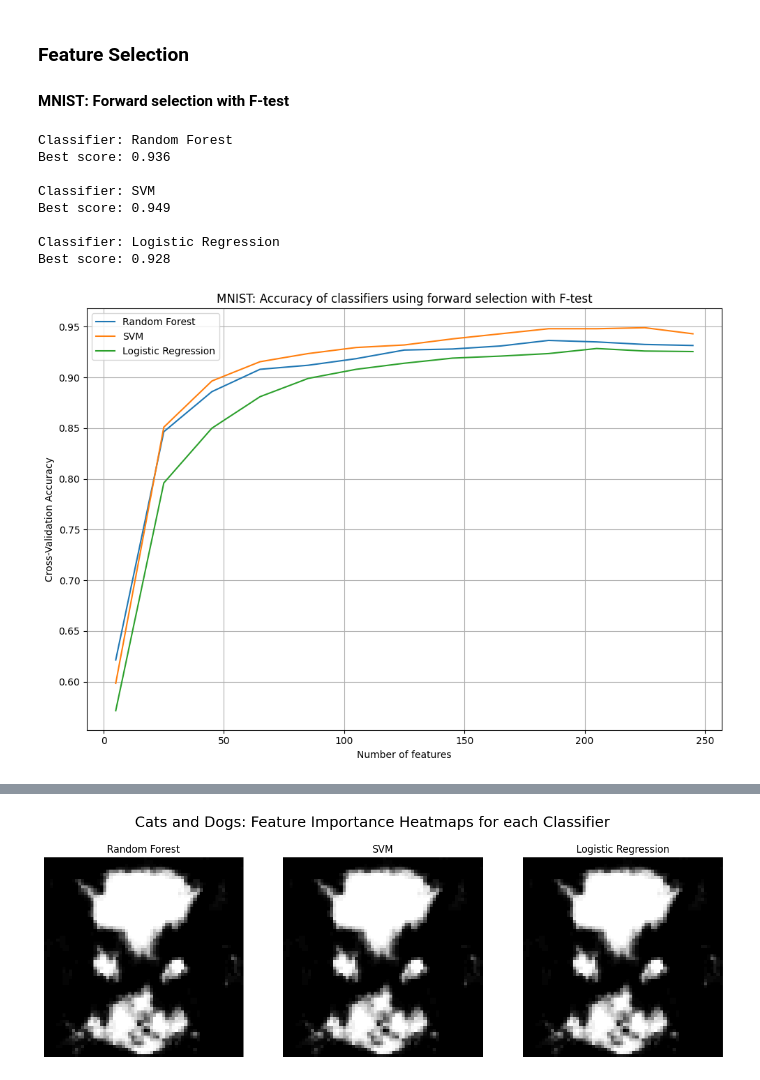
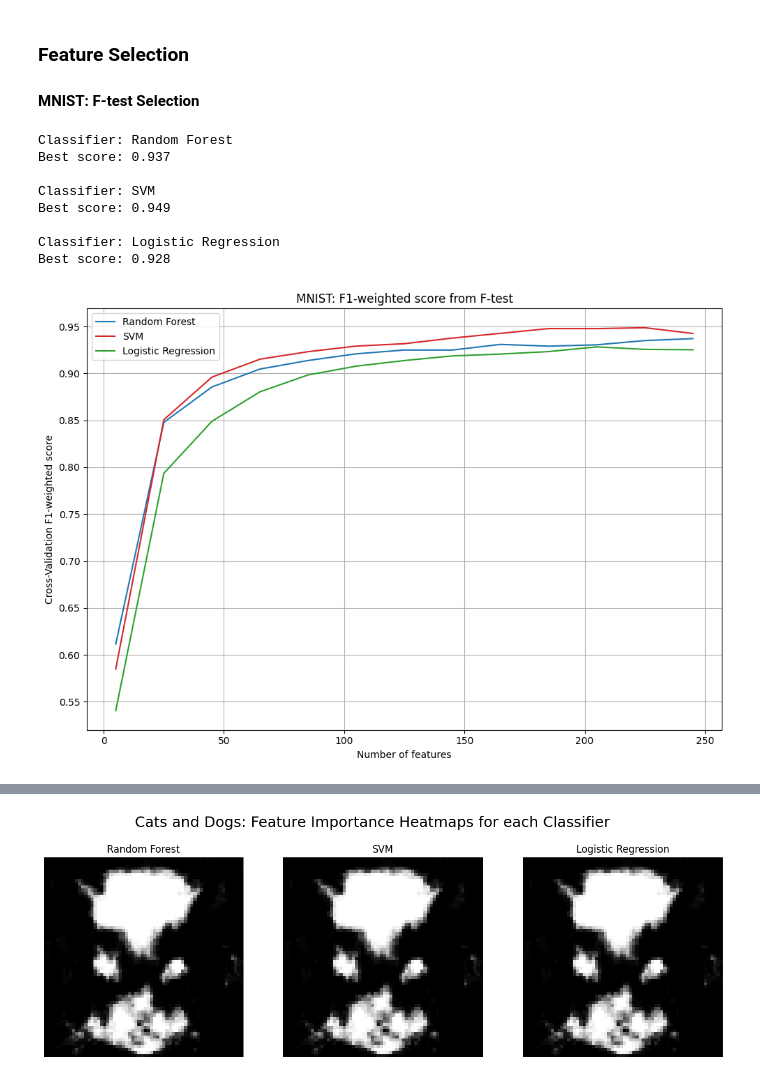
Before and after one commit to CAIYIAHUAI/MVE441, a Jupyter notebook: Carl/Project_2/main_nb_v2.ipynb, the cells around one changed output, grey strips where cells are left out. Cells and saved outputs as stored; diff of their text form; code cells hidden in the pictures.

```diff
--- a/Carl/Project_2/main_nb_v2.ipynb
+++ b/Carl/Project_2/main_nb_v2.ipynb
@@ -172,6 +165,6 @@ Feature Selection Method:
 # %% [markdown]
 ### Feature Selection
-#### MNIST: Forward selection with F-test
+#### MNIST: F-test Selection
 # %%
 # Classifiers
 classifiers = {
@@ -196,7 +189,7 @@ selection_results = {
 feature_range = np.arange(5, 256, 20)
 
 for clf_name, clf in classifiers.items():
-    print("Classifier: " + clf_name)
+    print("\nClassifier: " + clf_name)
     for k in feature_range:
         pipeline = Pipeline([
             ('scaler', StandardScaler()),
@@ -204,29 +197,39 @@ for clf_name, clf in classifiers.items():
             ('classifier', clf)
         ])
         scores = cross_val_score(
-            pipeline, MNIST_pixels, MNIST_labels, cv=cross_validation, scoring='accuracy'
+            pipeline, MNIST_pixels, MNIST_labels,
+            cv=cross_validation, scoring='f1_weighted'
         )
-        selection_results[clf_name].append(scores.mean())
-    print("Best score: " + str(round(max(selection_results[clf_name]), 3)))
-    print()
+        selection_results[clf_name].append(scores)
 
-plt.figure(figsize=(10, 7))
-for clf_name, res in selection_results.items():
-    plt.plot(feature_range, res, label = clf_name)
-plt.title("MNIST: Accuracy of classifiers using forward selection with F-test")
-plt.xlabel("Number of features")
-plt.ylabel("Cross-Validation Accuracy")
-plt.legend()
-plt.grid()
-plt.tight_layout()
-plt.show()
+    best_mean_score = max([s.mean() for s in selection_results[clf_name]])
+    print("Best score: " + str(round(best_mean_score, 3)))
 # %% [output]
 Classifier: Random Forest
-Best score: 0.936
+Best score: 0.937
 
 Classifier: SVM
 Best score: 0.949
 
 Classifier: Logistic Regression
 Best score: 0.928
-[figure, removed]
+# %%
+# Regular plot
+colors = {
+    "Random Forest": 'tab:blue',
+    "SVM": 'tab:red',
+    "Logistic Regression": 'tab:green'
+}
+plt.figure(figsize=(10, 7))
+for clf_name, res in selection_results.items():
+    mean_scores = [r.mean() for r in res]
+    plt.plot(feature_range, mean_scores, label=clf_name, color=colors[clf_name])
+plt.title("MNIST: F1-weighted score from F-test")
+plt.xlabel("Number of features")
+plt.ylabel("Cross-Validation F1-weighted score")
+plt.legend()
+plt.grid()
+plt.tight_layout()
+plt.show()
+# %% [output]
+[figure, added]
```
Also changed, not shown: parts of 21 cells of this notebook.
